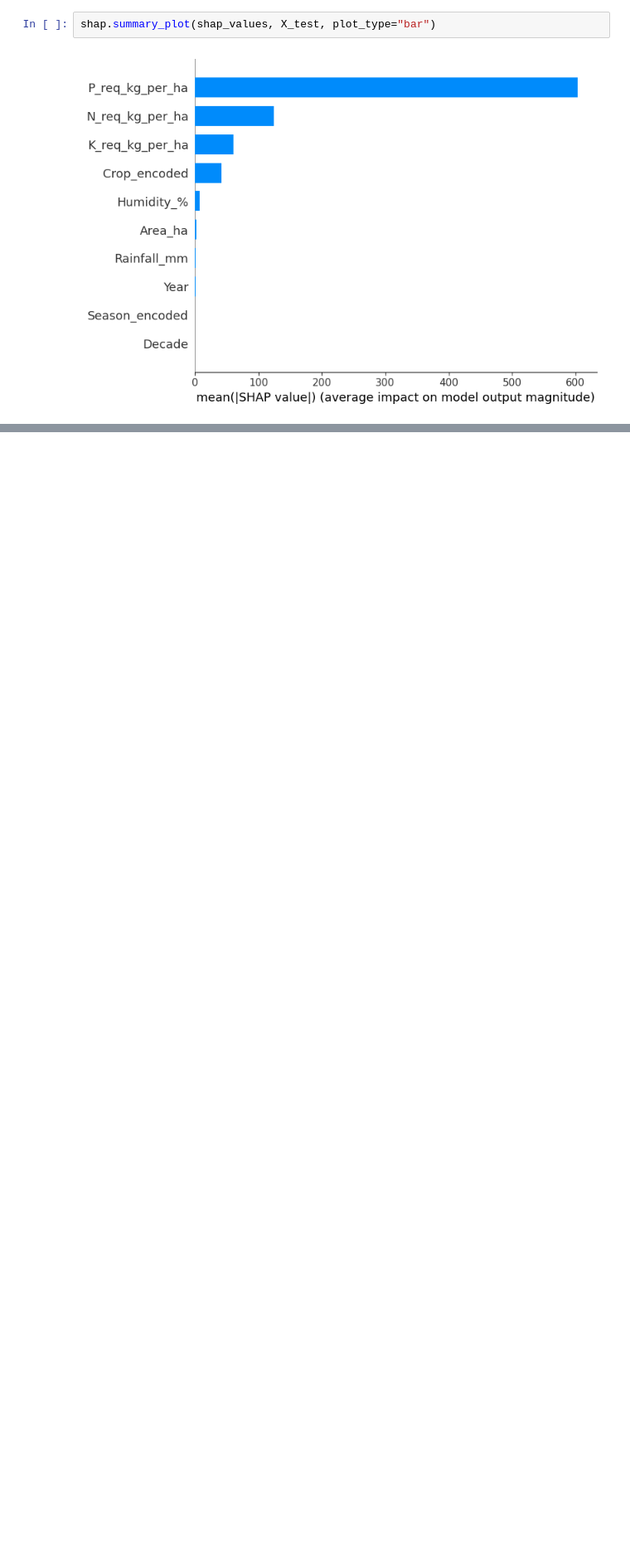
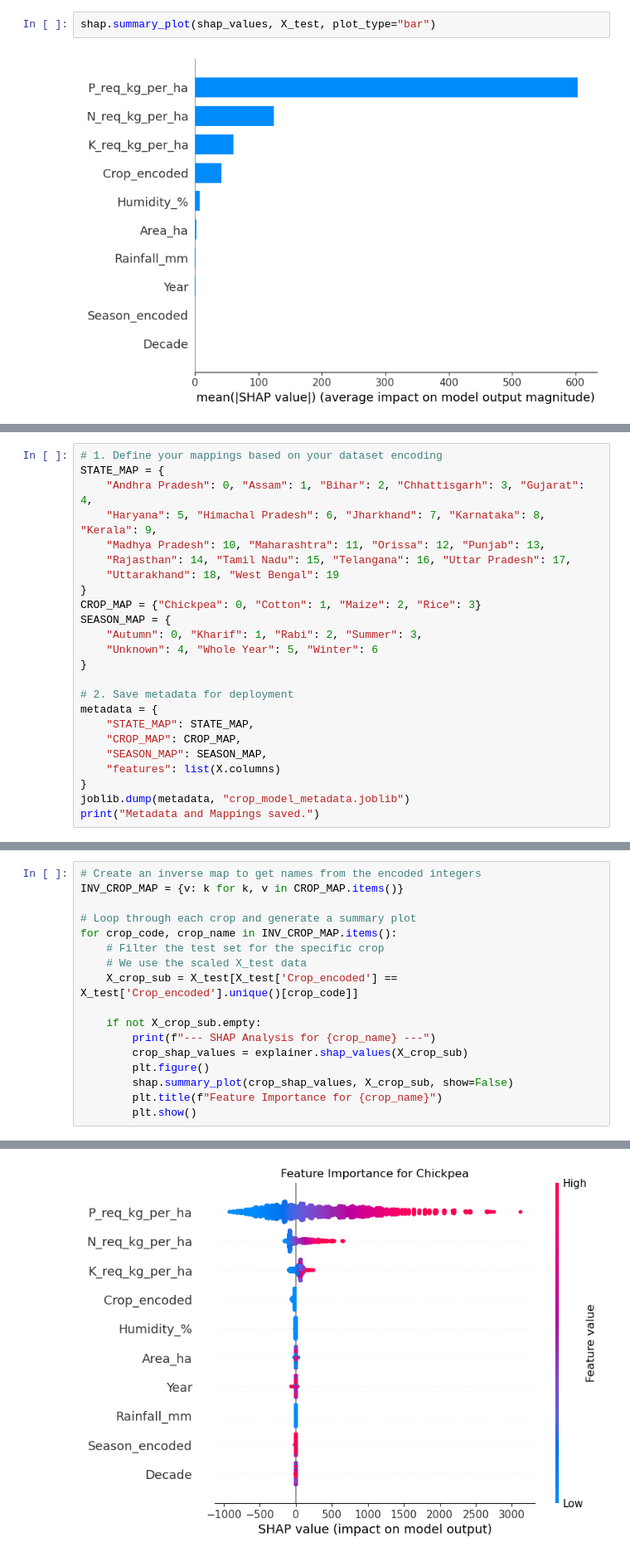
Before and after one commit to NishantRajora/machine-learning-crop-yield-drivers, a Jupyter notebook: model.ipynb, the cells around one changed output, grey strips where cells are left out. Shown at 83% size. Saved outputs shown, nothing was run; the diff lists cells and outputs as text; blank space fills up the shorter version.

Commit message:
shap in more detail added

```diff
--- a/model.ipynb
+++ b/model.ipynb
@@ -237,0 +235,24 @@ plt.show()
+# %%
+# 1. Define your mappings based on your dataset encoding
+STATE_MAP = {
+    "Andhra Pradesh": 0, "Assam": 1, "Bihar": 2, "Chhattisgarh": 3, "Gujarat": 4,
+    "Haryana": 5, "Himachal Pradesh": 6, "Jharkhand": 7, "Karnataka": 8, "Kerala": 9,
+    "Madhya Pradesh": 10, "Maharashtra": 11, "Orissa": 12, "Punjab": 13,
+    "Rajasthan": 14, "Tamil Nadu": 15, "Telangana": 16, "Uttar Pradesh": 17,
+    "Uttarakhand": 18, "West Bengal": 19
+}
+CROP_MAP = {"Chickpea": 0, "Cotton": 1, "Maize": 2, "Rice": 3}
+SEASON_MAP = {
+    "Autumn": 0, "Kharif": 1, "Rabi": 2, "Summer": 3,
+    "Unknown": 4, "Whole Year": 5, "Winter": 6
+}
+
+# 2. Save metadata for deployment
+metadata = {
+    "STATE_MAP": STATE_MAP,
+    "CROP_MAP": CROP_MAP,
+    "SEASON_MAP": SEASON_MAP,
+    "features": list(X.columns)
+}
+joblib.dump(metadata, "crop_model_metadata.joblib")
+print("Metadata and Mappings saved.")
@@ -237,0 +261,18 @@ plt.show()
+# %%
+# Create an inverse map to get names from the encoded integers
+INV_CROP_MAP = {v: k for k, v in CROP_MAP.items()}
+
+# Loop through each crop and generate a summary plot
+for crop_code, crop_name in INV_CROP_MAP.items():
+    # Filter the test set for the specific crop
+    # We use the scaled X_test data
+    X_crop_sub = X_test[X_test['Crop_encoded'] == X_test['Crop_encoded'].unique()[crop_code]]
+
+    if not X_crop_sub.empty:
+        print(f"--- SHAP Analysis for {crop_name} ---")
+        crop_shap_values = explainer.shap_values(X_crop_sub)
+        plt.figure()
+        shap.summary_plot(crop_shap_values, X_crop_sub, show=False)
+        plt.title(f"Feature Importance for {crop_name}")
+        plt.show()
+# %% [output]
@@ -237,0 +280 @@ plt.show()
+[figure, added]
```
Also changed, not shown: parts of 8 cells of this notebook, 4 other files.
